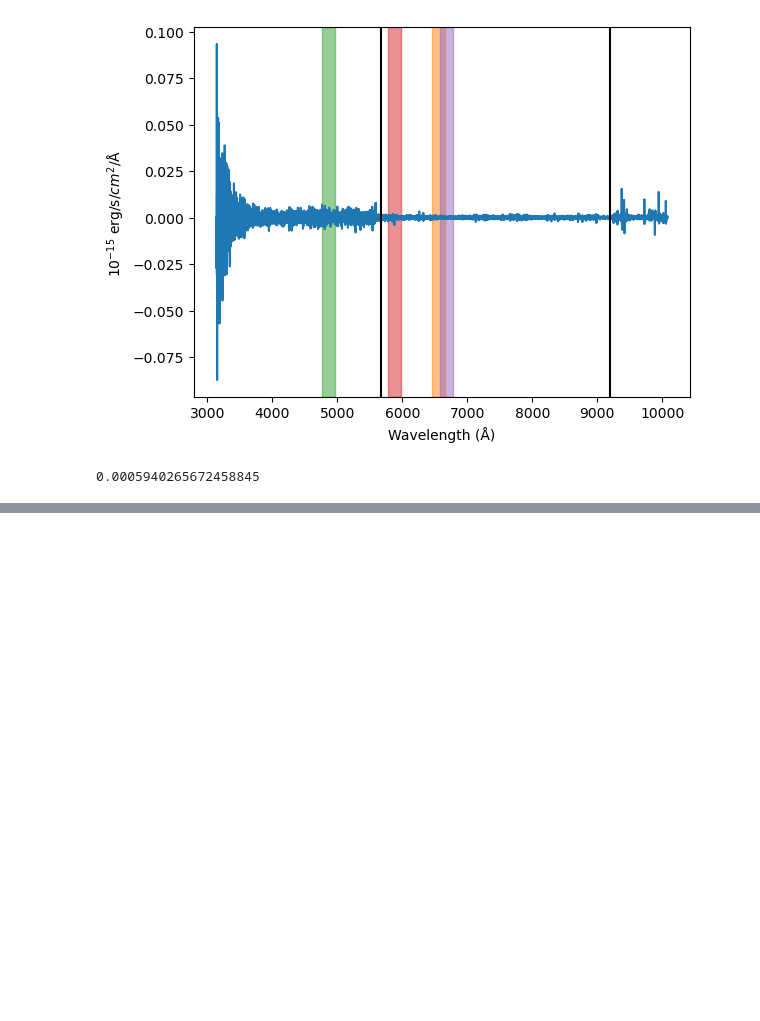
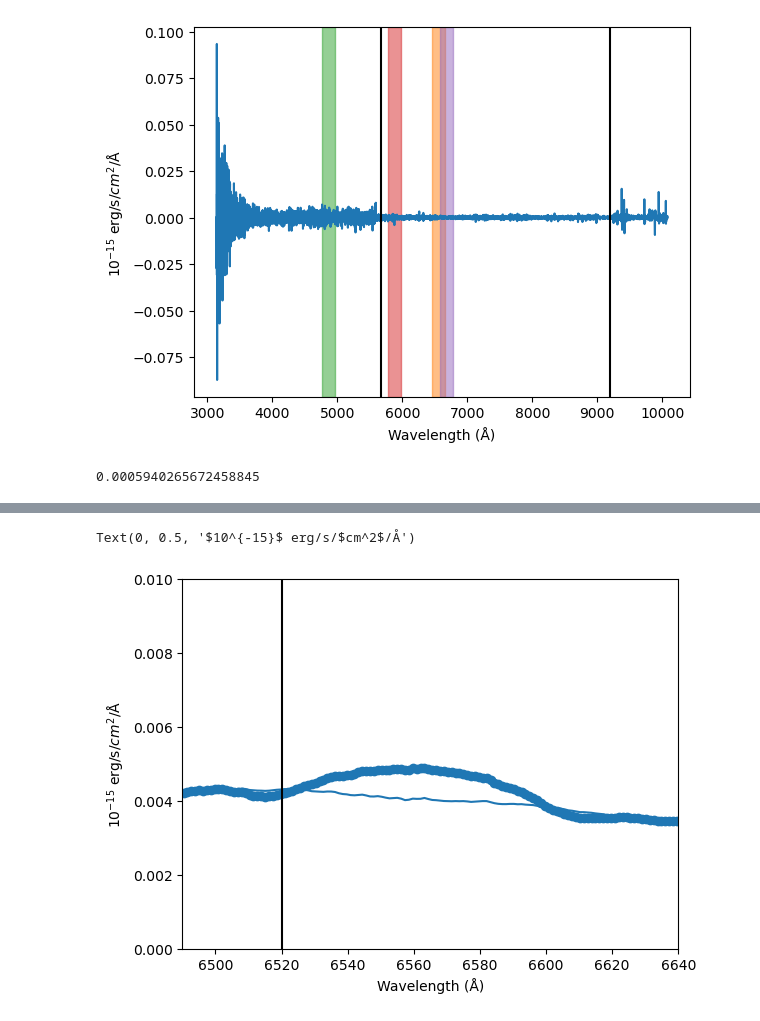
Before and after one commit to skvc22/sn2023bee, a Jupyter notebook: calibrate.ipynb, the cells around one changed output, grey strips where cells are left out. Drawn from its saved outputs; the diff is of its cells as text; code cells hidden in the pictures; blank space fills up the shorter version.

Commit message:
troubleshoot negatives on either side of added gaussian

```diff
--- a/calibrate.ipynb
+++ b/calibrate.ipynb
@@ -161,0 +210,10 @@ uncert = tstd(spec.t.flux[valid_ixs]*(10**15)-(x[valid_ixs]*(10**15)))
+# %%
+gaussian = Gaussian(11, 3*uncert)
+
+halpha_ix = spec.ix_inrange('wavelength', halpha-11, halpha+11)
+broader = spec.ix_inrange('wavelength', halpha-15, halpha+15)
+
+simflux = gaussian.gauss2fn(spec.t.loc[halpha_ix,'wavelength'], halpha)
+spec.t['sim'] = spec.t['flux']
+spec.t.loc[halpha_ix,'sim'] += (simflux*c)
+spec.t.iloc[broader]
@@ -162,3 +238,17 @@ uncert = tstd(spec.t.flux[valid_ixs]*(10**15)-(x[valid_ixs]*(10**15)))
+# %%
+x_sim = savgol_filter(spec.t.sim, 85, 3)
+
+plt.plot(spec.t.wavelength, x*(10**15))
+plt.scatter(spec.t.wavelength, x_sim*(10**15))
+plt.axis([6490,6640,0,.01])
+
+plt.axvline(x=6520,color='black', label = 'MJD 60354')
+
+plt.xlabel('Wavelength (Å)')
+plt.ylabel('$10^{-15}$ erg/s/$cm^2$/Å')
+# %% [output]
+Text(0, 0.5, '$10^{-15}$ erg/s/$cm^2$/Å')
+[figure, added]
 # %%
 flux2 = np.array(spec.flux) * unit['erg/s/cm**2/AA']
 
```
Also changed, not shown: parts of 6 cells of this notebook.
